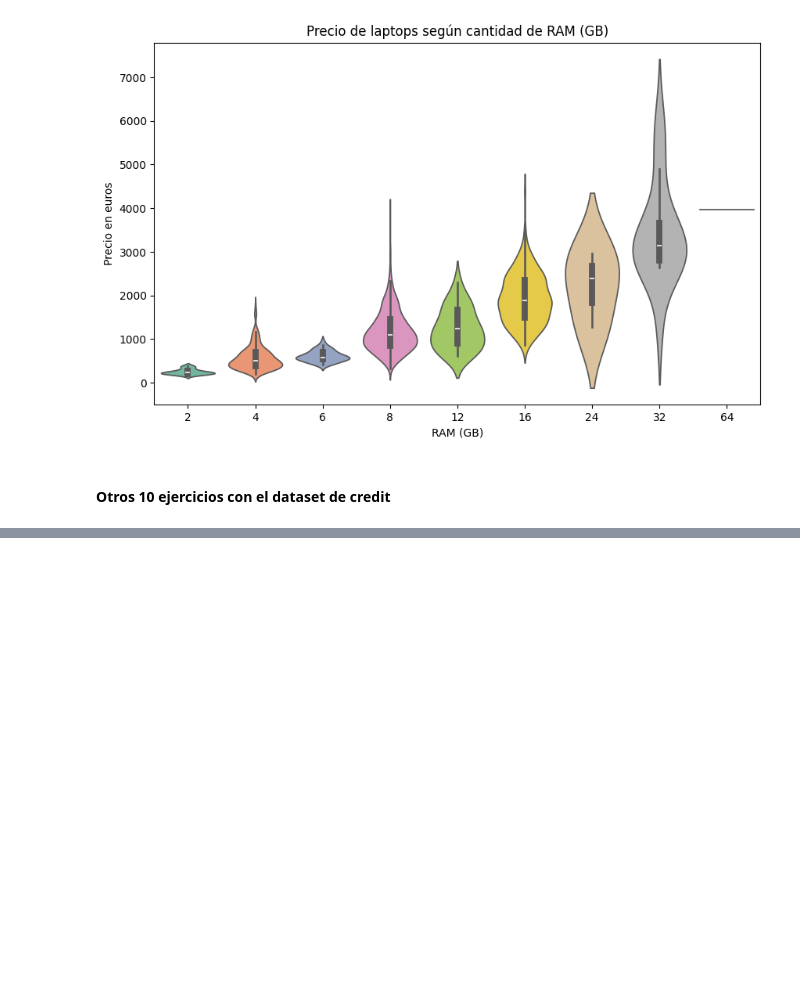
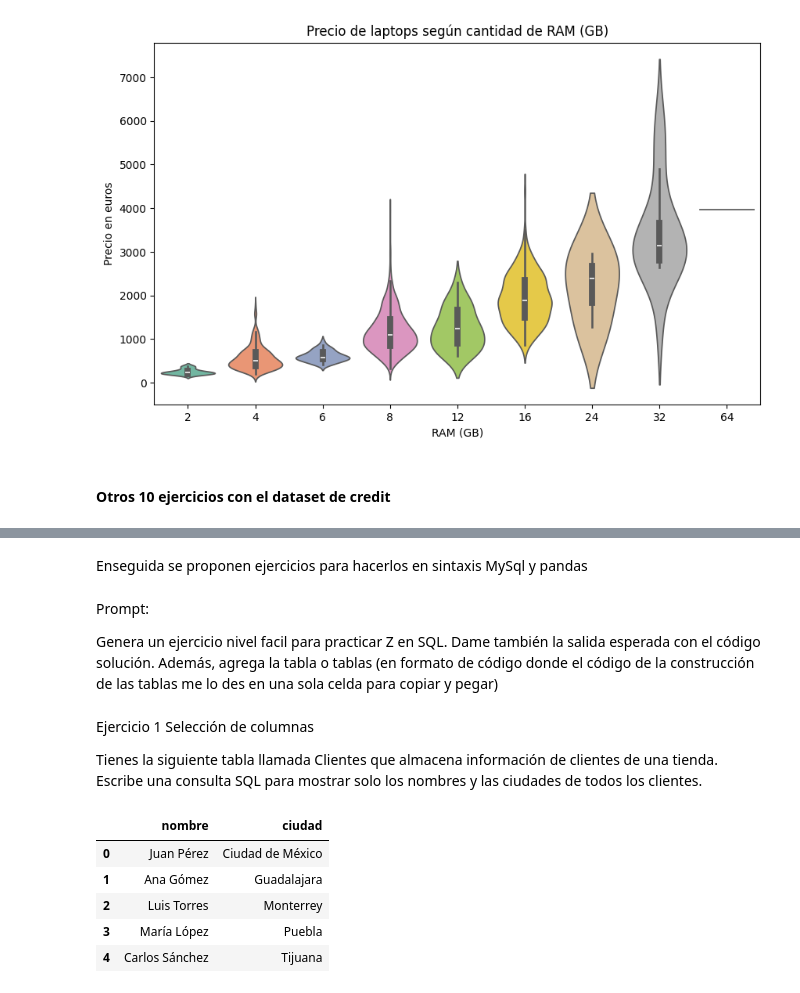
Before and after one commit to Jesus20MM/python-para-ciencia-de-datos, a Jupyter notebook: Ejercicios practicos.ipynb, the cells around one changed output, grey strips where cells are left out. Saved outputs shown, nothing was run; the diff lists cells and outputs as text; code cells hidden in the pictures; blank space fills up the shorter version.

Commit message:
Se añadieron más ejercicios

```diff
--- a/Ejercicios practicos.ipynb
+++ b/Ejercicios practicos.ipynb
@@ -1689,0 +2140,39 @@ df_credit =
+# %% [markdown]
+Enseguida se proponen ejercicios para hacerlos en sintaxis MySql y pandas
+# %% [markdown]
+Prompt:
+
+Genera un ejercicio nivel facil para practicar Z en SQL. Dame también la salida esperada con el código solución. Además, agrega la tabla o tablas (en formato de código donde el código de la construcción de las tablas me lo des en una sola celda para copiar y pegar)
+# %% [markdown]
+Ejercicio 1 Selección de columnas
+
+Tienes la siguiente tabla llamada Clientes que almacena información de clientes de una tienda.
+Escribe una consulta SQL para mostrar solo los nombres y las ciudades de todos los clientes.
+# %%
+import mysql.connector
+import pandas as pd
+
+# Paso 1: Conectar a la base de datos MySQL
+conexion = mysql.connector.connect(
+    host='localhost',        # Cambia si usas otro host
+    user='root',       # Ej. 'root'
+    password='Admin123*',
+    database='ej1'   # Ej. 'ventas2025'
+)
+# Paso 2: Escribir la consulta SQL
+consulta = "SELECT nombre, ciudad FROM Clientes;"
+
+
+# Paso 3: Ejecutar la consulta y guardar el resultado en un DataFrame
+df = pd.read_sql(consulta, conexion)
+
+
+# Paso 4: Trabajar con el DataFrame
+df.head()
+# %% [output]
+|  | nombre | ciudad |
+| 0 | Juan Pérez | Ciudad de México |
+| 1 | Ana Gómez | Guadalajara |
+| 2 | Luis Torres | Monterrey |
+| 3 | María López | Puebla |
+| 4 | Carlos Sánchez | Tijuana |
```
Also changed, not shown: parts of 33 cells of this notebook, 2 other files.
